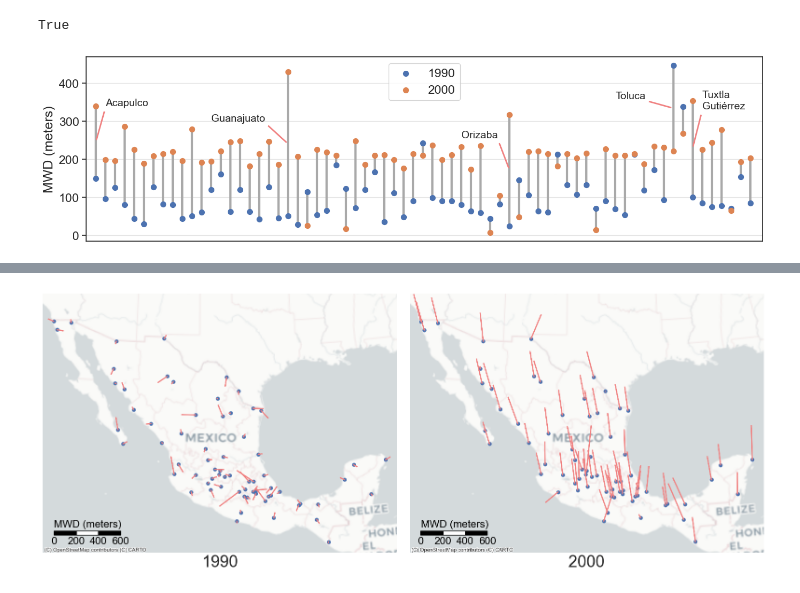
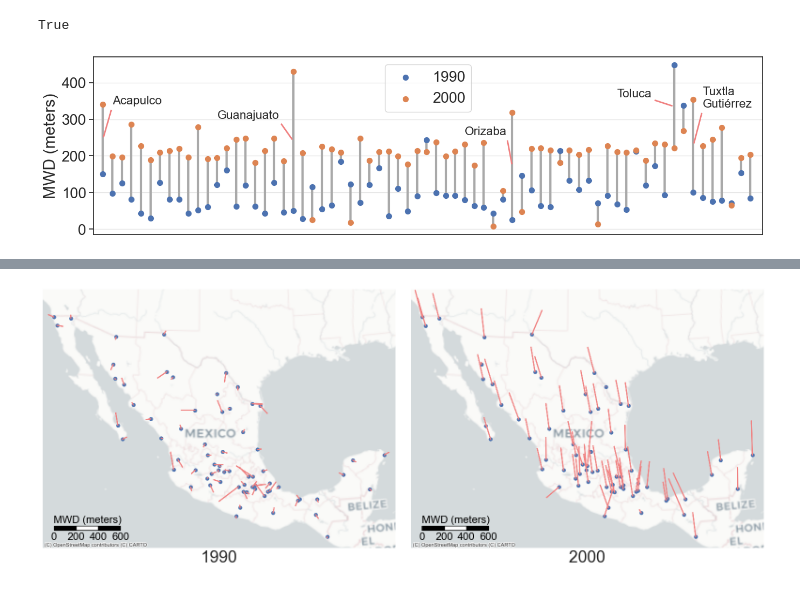
Before and after one commit to CentroFuturoCiudades/ageb-alignment, a Jupyter notebook: test.ipynb, the cells around one changed output, grey strips where cells are left out. Saved outputs shown, nothing was run; the diff lists cells and outputs as text; code cells hidden in the pictures.

```diff
--- a/test.ipynb
+++ b/test.ipynb
@@ -21,7 +22,7 @@ load_dotenv()
 # %% [output]
 True
 # %%
-figure_path = Path("../cupum/figures")
+figure_path = Path("/Users/rodolfofigueroa/Library/CloudStorage/OneDrive-InstitutoTecnologicoydeEstudiosSuperioresdeMonterrey/cupum_data/pres/fig")
 # %%
 ZONE_NAMES_MAP = {
     "01.1.01": "aguascalientes",
@@ -151,7 +150,6 @@ def calculate_average_df(year: int) -> gpd.GeoDataFrame:
     return (
         gpd.GeoDataFrame(pd.DataFrame(df_average).set_index("zone"), geometry="geometry", crs=df_shaped.crs)
         .assign(
-            ocean_dist=lambda df: df.distance(oceans),
             center_dist=lambda df: df.distance(df.loc["09.1.01", "geometry"]),
             state_code=lambda df: df.index.str[:2].astype(int),
         )
@@ -186,39 +184,39 @@ def add_annotations(
             arrowprops={"width": 2, "lw": 0, "headlength": 1, "headwidth": 1, "color": "#F08080", "shrink": 0.05},
             ha="left",
             va="bottom",
-            fontsize=14,
+            fontsize=16,
             annotation_clip=False
         )
 # %%
-sns.set_theme(style="ticks", font_scale=1.5)
+sns.set_theme(style="ticks", font_scale=1.8)
 
 df_average = pd.concat([df_average_1990["weighted_average_displacement"].rename(1990), df_average_2000["weighted_average_displacement"].rename(2000)], axis=1)
 
 fig, ax = plt.subplots(figsize=(14, 4))
 plot_dumbbell(df_average, ax=ax)
 # ax.set_xticks(ax.get_xticks(), ax.get_xticklabels(), rotation=90, fontsize=10)
 ax.set_xticks([])
 ax.set_ylabel("MWD (meters)")
 
 offsets = {
     "07.1.02": (63, 100),
     "11.2.03": (12, 55),
     "12.2.02": (1, 90),
     "15.1.01": (54, 20),
     "30.1.04": (38, 80),
 }
 add_annotations(offsets, df_average, ax=ax)
 
 ax.legend(loc="upper center")
 
 ax.set_axisbelow(True)
 ax.grid(alpha=0.5)
 ax.set_xlim(-1, 69.3)
 
 fig.tight_layout()
-fig.savefig(figure_path / "weighted_displacement_dumbbell.pdf", dpi=300, bbox_inches="tight")
+fig.savefig(figure_path / "weighted_displacement_dumbbell.pdf", dpi=300, bbox_inches="tight", transparent=True)
 # %% [output]
-[figure, old version]
+[figure, new version]
 # %%
 def calculate_delta_df(df_average: gpd.GeoDataFrame, use_weighted: bool=True):
     if use_weighted:
```
Also changed, not shown: parts of 5 cells of this notebook, 1 other file.
